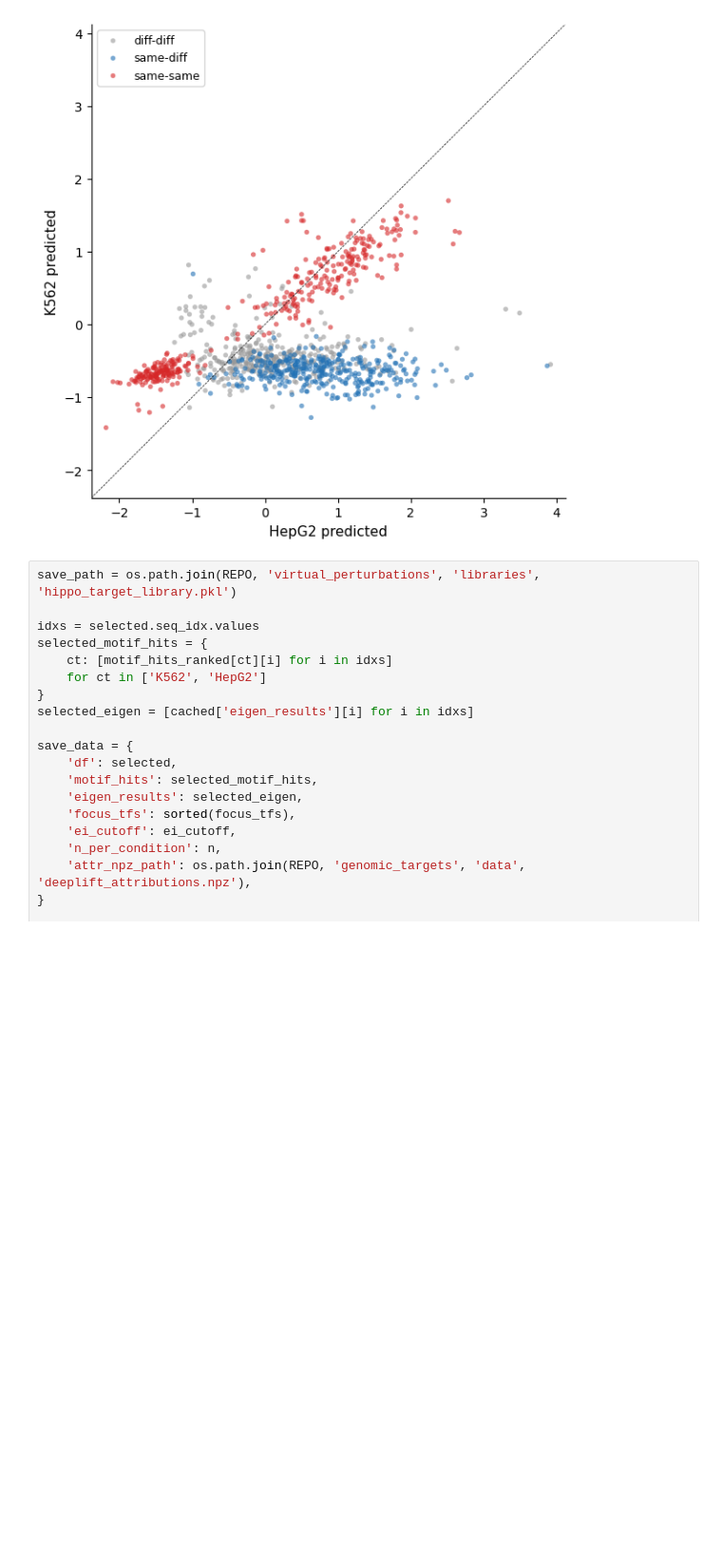
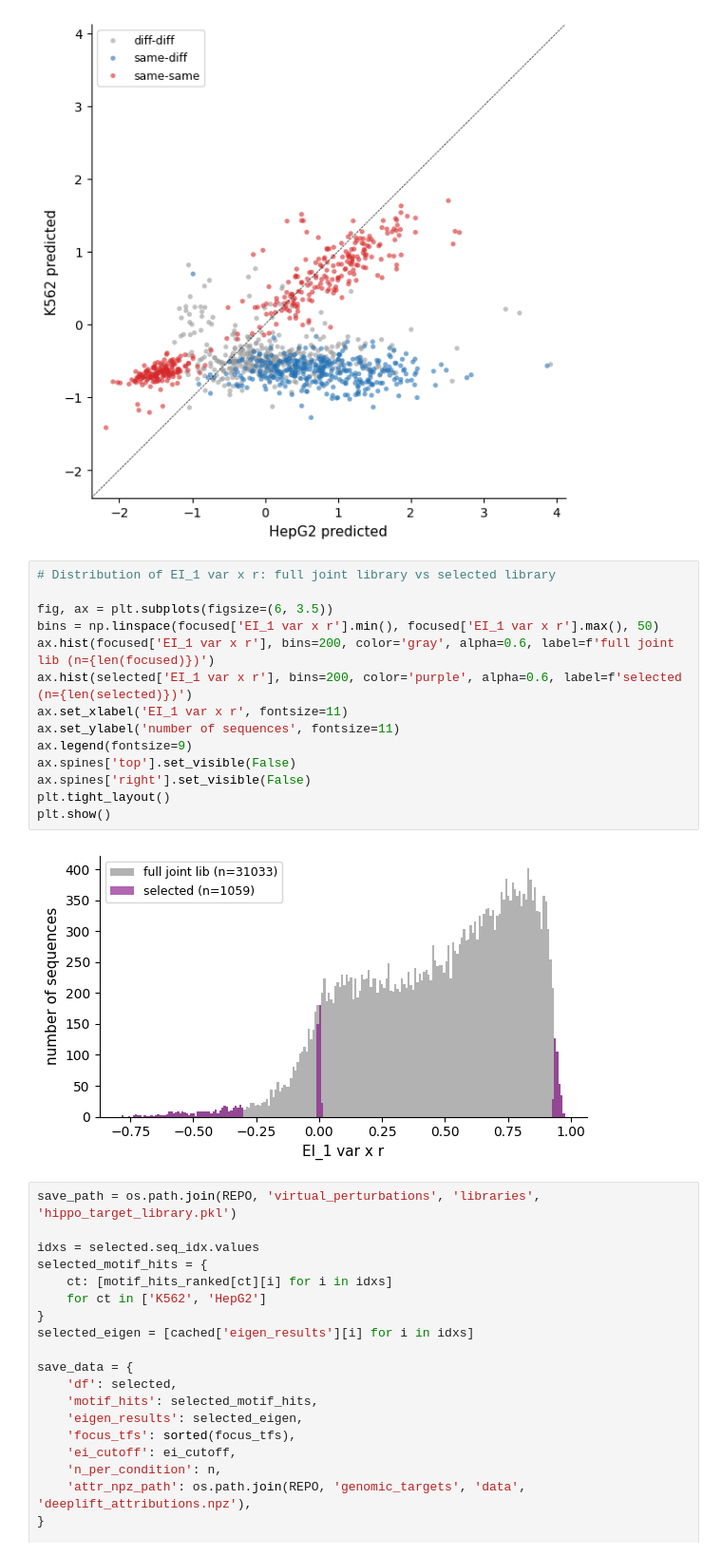
Before and after one commit to pabmantilla/Hippo_dependency_mpra, a Jupyter notebook: genomic_targets/scripts/2d_targeting/hippo_target_selection.ipynb, the cells around one changed output. Shown at 95% size. Cells and saved outputs as stored; diff of their text form; blank space fills up the shorter version.

Commit message:
full vs target libary EI_1 var x r distribution

```diff
--- a/genomic_targets/scripts/2d_targeting/hippo_target_selection.ipynb
+++ b/genomic_targets/scripts/2d_targeting/hippo_target_selection.ipynb
@@ -817,6 +817,22 @@ plt.tight_layout()
 plt.show()
 # %% [output]
 [figure]
+# %%
+# Distribution of EI_1 var x r: full joint library vs selected library
+
+fig, ax = plt.subplots(figsize=(6, 3.5))
+bins = np.linspace(focused['EI_1 var x r'].min(), focused['EI_1 var x r'].max(), 50)
+ax.hist(focused['EI_1 var x r'], bins=200, color='gray', alpha=0.6, label=f'full joint lib (n={len(focused)})')
+ax.hist(selected['EI_1 var x r'], bins=200, color='purple', alpha=0.6, label=f'selected (n={len(selected)})')
+ax.set_xlabel('EI_1 var x r', fontsize=11)
+ax.set_ylabel('number of sequences', fontsize=11)
+ax.legend(fontsize=9)
+ax.spines['top'].set_visible(False)
+ax.spines['right'].set_visible(False)
+plt.tight_layout()
+plt.show()
+# %% [output]
+[figure, added]
 # %%
 save_path = os.path.join(REPO, 'virtual_perturbations', 'libraries', 'hippo_target_library.pkl')
 
```
Also changed, not shown: 1 other file.
